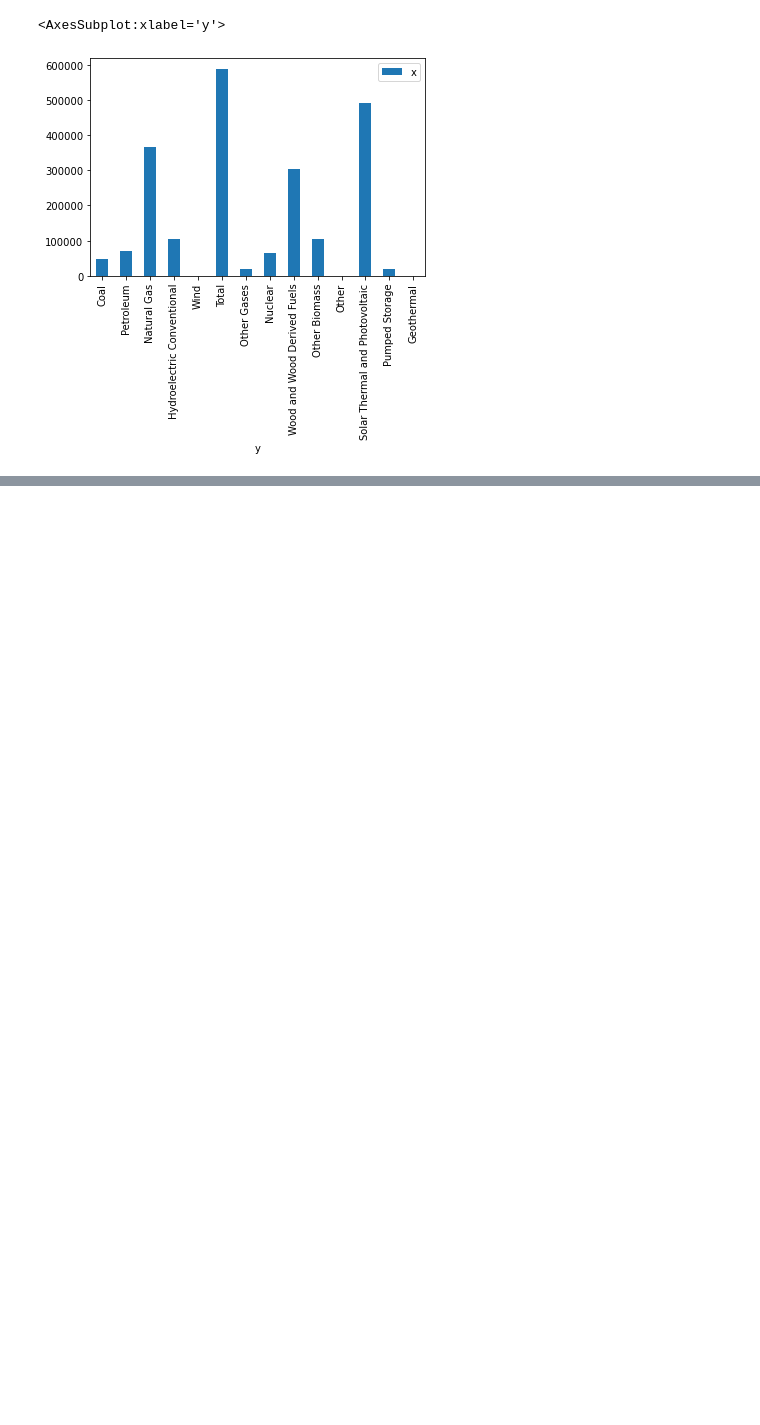
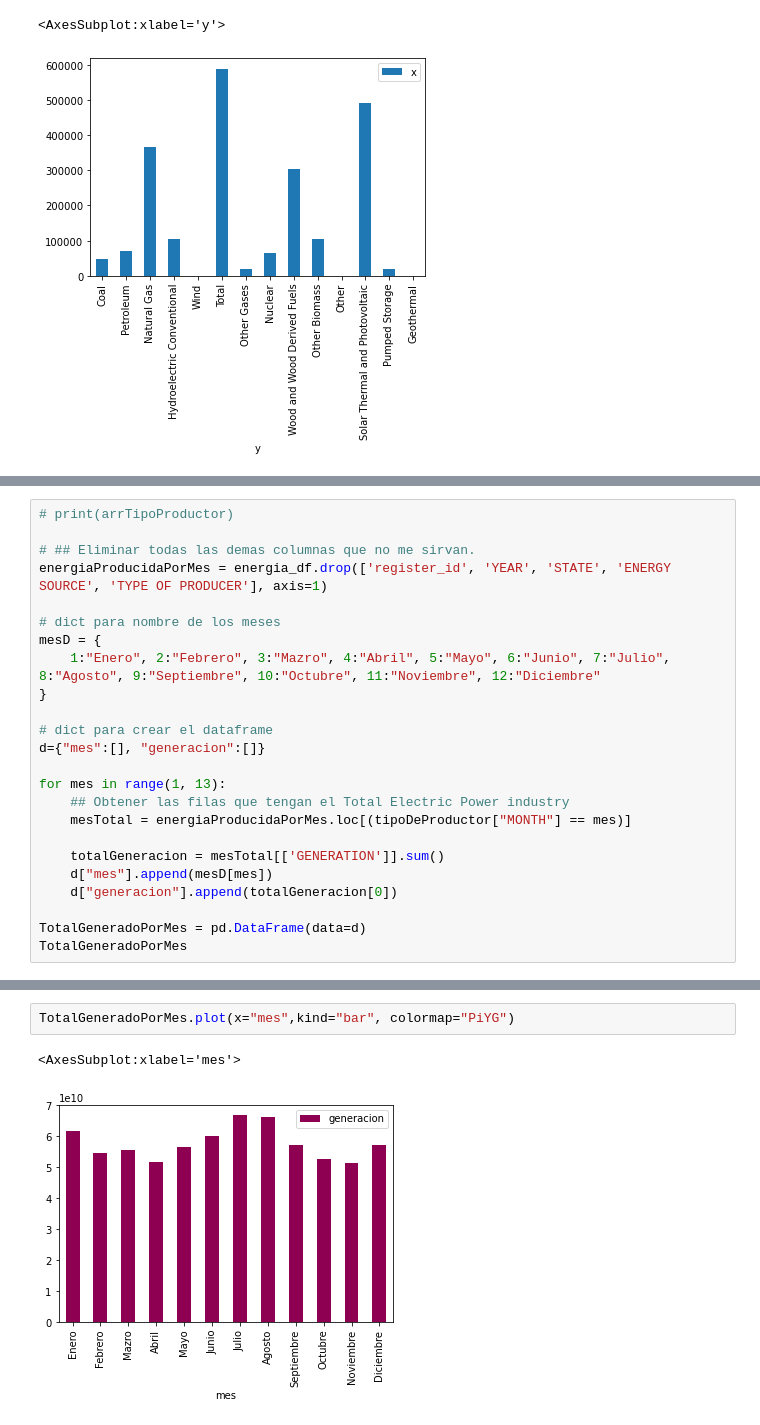
Before and after one commit to EnriqueLaguna/ProyectoAnalisisDatos, a Jupyter notebook: Codigo/graficas.ipynb, the cells around one changed output, grey strips where cells are left out. Cells and saved outputs as stored; diff of their text form; blank space fills up the shorter version.

```diff
--- a/Codigo/graficas.ipynb
+++ b/Codigo/graficas.ipynb
@@ -306,0 +366,24 @@ array(['Coal', 'Petroleum', 'Natural Gas', 'Hydroelectric Conventional',
+# %%
+# print(arrTipoProductor)
+
+# ## Eliminar todas las demas columnas que no me sirvan.
+energiaProducidaPorMes = energia_df.drop(['register_id', 'YEAR', 'STATE', 'ENERGY SOURCE', 'TYPE OF PRODUCER'], axis=1)
+
+# dict para nombre de los meses
+mesD = {
+    1:"Enero", 2:"Febrero", 3:"Mazro", 4:"Abril", 5:"Mayo", 6:"Junio", 7:"Julio", 8:"Agosto", 9:"Septiembre", 10:"Octubre", 11:"Noviembre", 12:"Diciembre"
+}
+
+# dict para crear el dataframe
+d={"mes":[], "generacion":[]}
+
+for mes in range(1, 13):
+    ## Obtener las filas que tengan el Total Electric Power industry
+    mesTotal = energiaProducidaPorMes.loc[(tipoDeProductor["MONTH"] == mes)]
+
+    totalGeneracion = mesTotal[['GENERATION']].sum()
+    d["mes"].append(mesD[mes])
+    d["generacion"].append(totalGeneracion[0])
+
+TotalGeneradoPorMes = pd.DataFrame(data=d)
+TotalGeneradoPorMes
@@ -306,0 +404,5 @@ array(['Coal', 'Petroleum', 'Natural Gas', 'Hydroelectric Conventional',
+# %%
+TotalGeneradoPorMes.plot(x="mes",kind="bar", colormap="PiYG")
+# %% [output]
+<AxesSubplot:xlabel='mes'>
+[figure, added]
```
Also changed, not shown: parts of 14 cells of this notebook, 2 other files.
